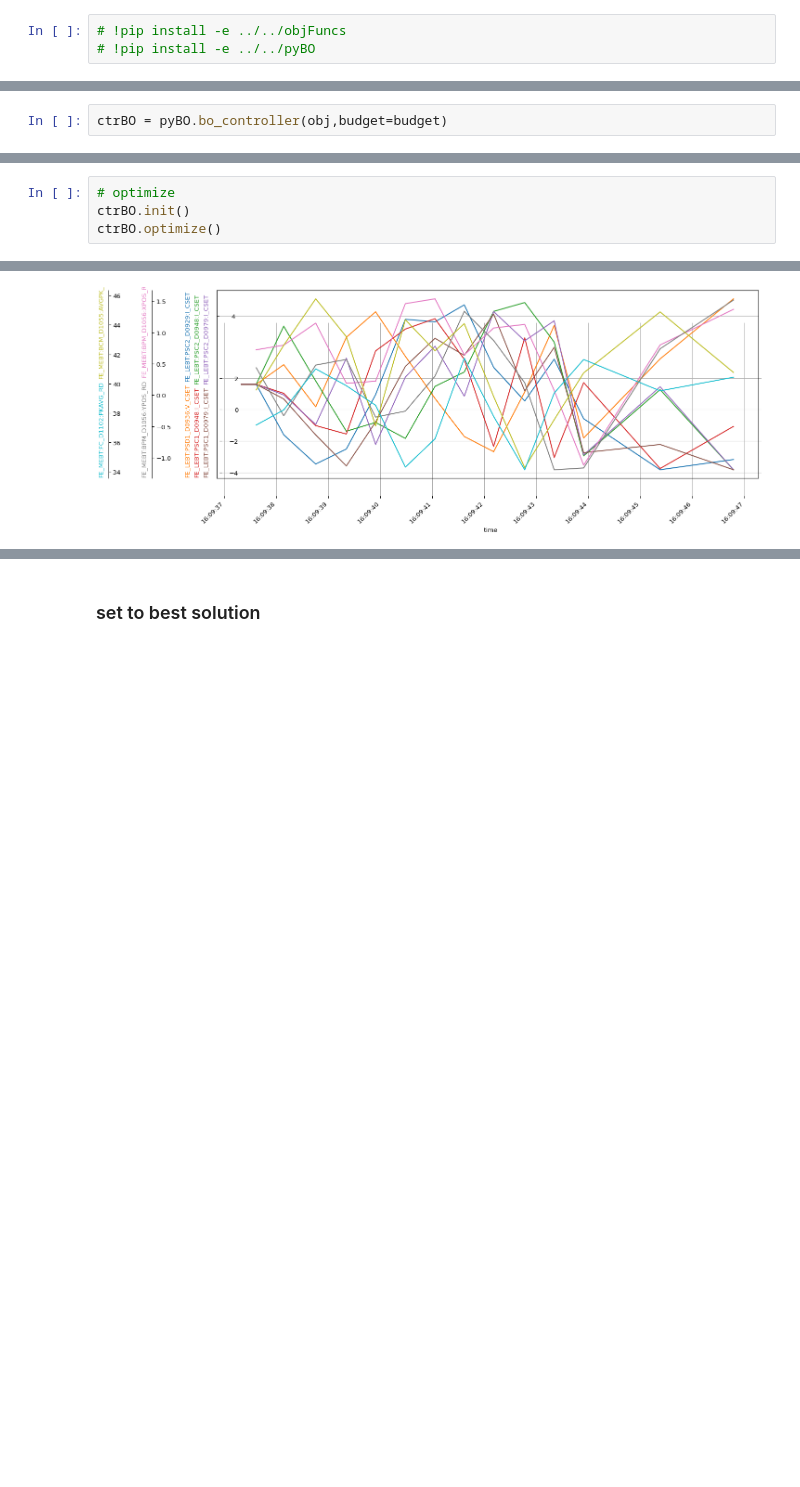
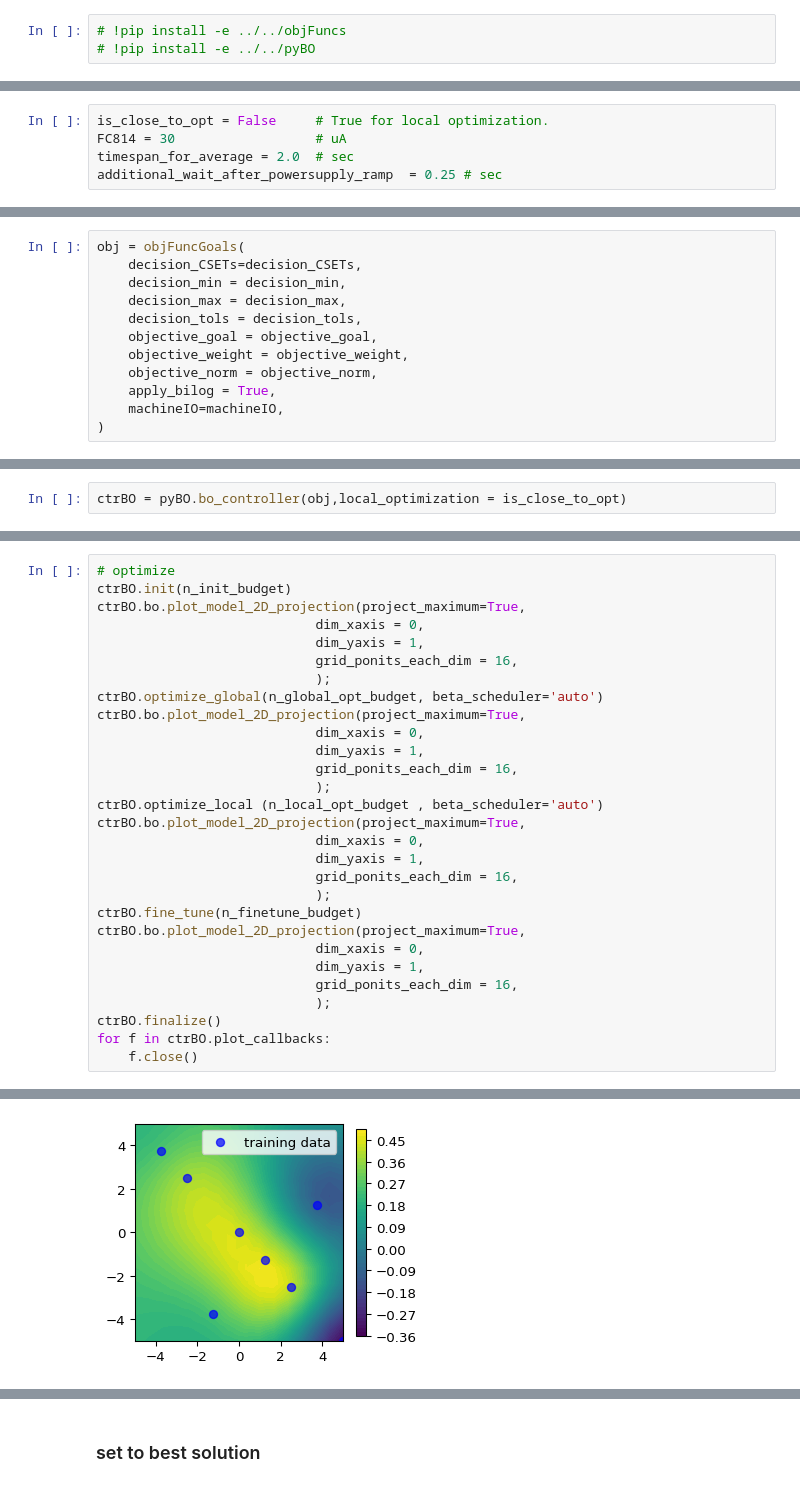
Before and after one commit to kilean20/objFuncs, a Jupyter notebook: example/[pyBO][VM]FC1108_HighLevelBO.ipynb, the cells around one changed output, grey strips where cells are left out. Saved outputs shown, nothing was run; the diff lists cells and outputs as text; blank space fills up the shorter version.

Commit message:
expose init,local,global,finetune,finalize stages in CtrBO

```diff
--- a/example/[pyBO][VM]FC1108_HighLevelBO.ipynb
+++ b/example/[pyBO][VM]FC1108_HighLevelBO.ipynb
@@ -103,0 +34,5 @@ warning: decision_tol could not be automatically determined. Please adjust it ma
+# %%
+is_close_to_opt = False     # True for local optimization.
+FC814 = 30                  # uA
+timespan_for_average = 2.0  # sec
+additional_wait_after_powersupply_ramp  = 0.25 # sec
@@ -103,0 +167,12 @@ warning: decision_tol could not be automatically determined. Please adjust it ma
+# %%
+obj = objFuncGoals(
+    decision_CSETs=decision_CSETs,
+    decision_min = decision_min,
+    decision_max = decision_max,
+    decision_tols = decision_tols,
+    objective_goal = objective_goal,
+    objective_weight = objective_weight,
+    objective_norm = objective_norm,
+    apply_bilog = True,
+    machineIO=machineIO,
+)
@@ -106,3 +199,3 @@ warning: decision_tol could not be automatically determined. Please adjust it ma
 # %%
-ctrBO = pyBO.bo_controller(obj,budget=budget)
+ctrBO = pyBO.bo_controller(obj,local_optimization = is_close_to_opt)
 # %% [output]
@@ -118,5 +206,30 @@ init will random sample with the followings info:
 # %%
 # optimize
-ctrBO.init()
-ctrBO.optimize()
+ctrBO.init(n_init_budget)
+ctrBO.bo.plot_model_2D_projection(project_maximum=True,
+                            dim_xaxis = 0,
+                            dim_yaxis = 1,
+                            grid_ponits_each_dim = 16,
+                            );
+ctrBO.optimize_global(n_global_opt_budget, beta_scheduler='auto')
+ctrBO.bo.plot_model_2D_projection(project_maximum=True,
+                            dim_xaxis = 0,
+                            dim_yaxis = 1,
+                            grid_ponits_each_dim = 16,
+                            );
+ctrBO.optimize_local (n_local_opt_budget , beta_scheduler='auto')
+ctrBO.bo.plot_model_2D_projection(project_maximum=True,
+                            dim_xaxis = 0,
+                            dim_yaxis = 1,
+                            grid_ponits_each_dim = 16,
+                            );
+ctrBO.fine_tune(n_finetune_budget)
+ctrBO.bo.plot_model_2D_projection(project_maximum=True,
+                            dim_xaxis = 0,
+                            dim_yaxis = 1,
+                            grid_ponits_each_dim = 16,
+                            );
+ctrBO.finalize()
+for f in ctrBO.plot_callbacks:
+    f.close()
 # %% [output]
@@ -127 +248 @@ TypeError: optimize() missing 1 required positional argument: 'budget'
-[figure, old version]
+[figure, new version]
```
Also changed, not shown: parts of 42 cells of this notebook, 8 other files.
